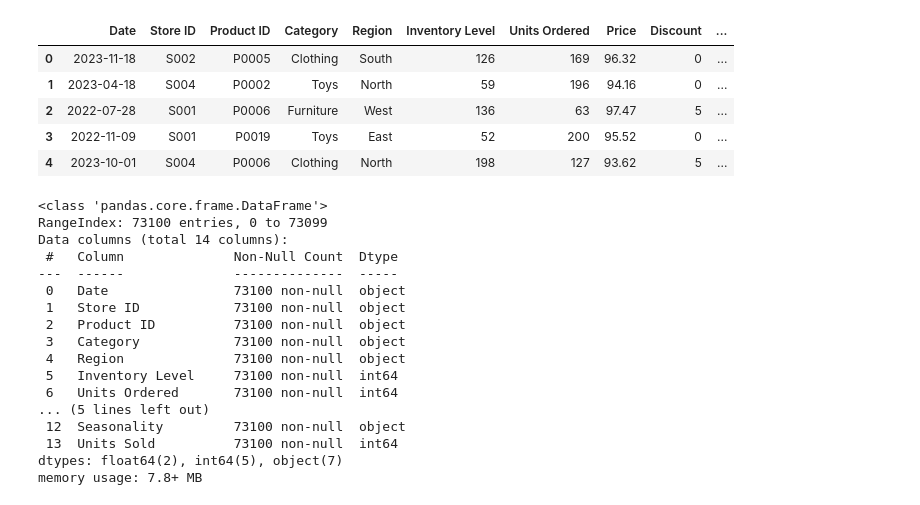
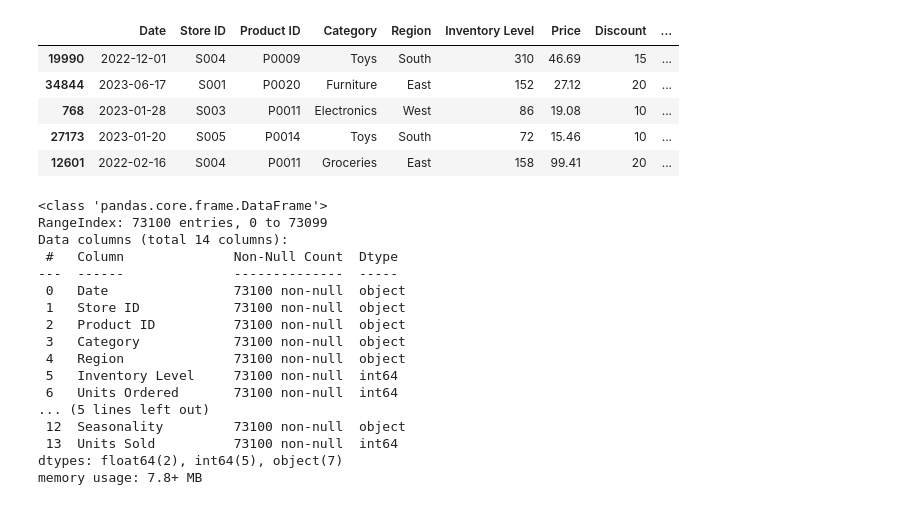
Before and after one commit to AliElOu/predictions-models--inventory-management, a Jupyter notebook: out_of_stock.ipynb, the cells around one changed output. Saved outputs shown, nothing was run; the diff lists cells and outputs as text; code cells hidden in the pictures.

```diff
--- a/out_of_stock.ipynb
+++ b/out_of_stock.ipynb
@@ -16,13 +16,14 @@ import matplotlib.pyplot as plt
 import joblib
 import plotly.express as px
 # %%
-df = pd.read_csv("retail_store_inventory.csv")
-df.head()
+df2 = pd.read_csv("retail_store_inventory_adjusted_int.csv")
-# %% [output]
-|  | Date | Store ID | Product ID | Category | Region | Inventory Level | Units Ordered | Price | Discount | ... |
-| 0 | 2023-11-18 | S002 | P0005 | Clothing | South | 126 | 169 | 96.32 | 0 | ... |
-| 1 | 2023-04-18 | S004 | P0002 | Toys | North | 59 | 196 | 94.16 | 0 | ... |
-| 2 | 2022-07-28 | S001 | P0006 | Furniture | West | 136 | 63 | 97.47 | 5 | ... |
-| 3 | 2022-11-09 | S001 | P0019 | Toys | East | 52 | 200 | 95.52 | 0 | ... |
-| 4 | 2023-10-01 | S004 | P0006 | Clothing | North | 198 | 127 | 93.62 | 5 | ... |
+# %%
+df2.drop(columns=["Competitor Pricing", "Units Ordered"]).sample(5)
+# %% [output]
+|  | Date | Store ID | Product ID | Category | Region | Inventory Level | Price | Discount | ... |
+| 19990 | 2022-12-01 | S004 | P0009 | Toys | South | 310 | 46.69 | 15 | ... |
+| 34844 | 2023-06-17 | S001 | P0020 | Furniture | East | 152 | 27.12 | 20 | ... |
+| 768 | 2023-01-28 | S003 | P0011 | Electronics | West | 86 | 19.08 | 10 | ... |
+| 27173 | 2023-01-20 | S005 | P0014 | Toys | South | 72 | 15.46 | 10 | ... |
+| 12601 | 2022-02-16 | S004 | P0011 | Groceries | East | 158 | 99.41 | 20 | ... |
 # %%
```
Also changed, not shown: parts of 15 cells of this notebook, 1 other file.
